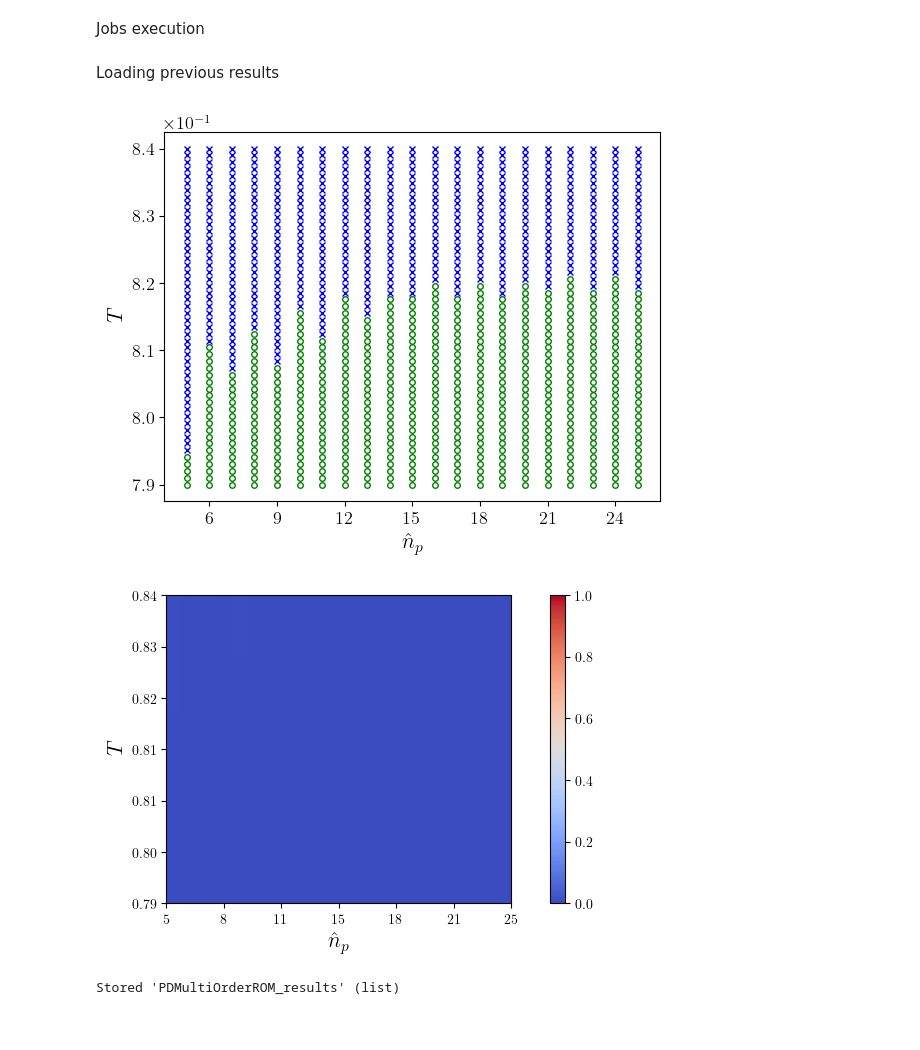
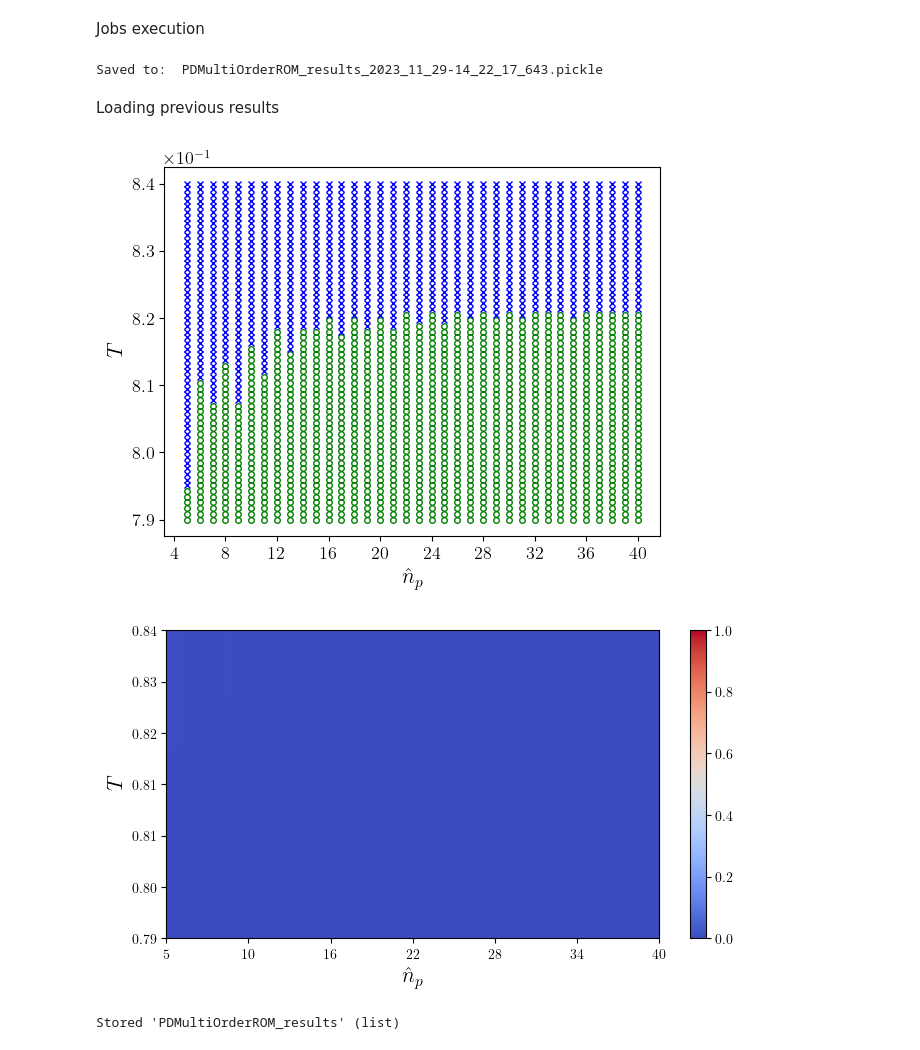
Before and after one commit to mavasbel/model_reduction, a Jupyter notebook: SDAMORMultiOrderPD.ipynb, the cells around one changed output. Saved outputs shown, nothing was run; the diff lists cells and outputs as text; code cells hidden in the pictures.

Commit message:
Updated plots matching paper

```diff
--- a/SDAMORMultiOrderPD.ipynb
+++ b/SDAMORMultiOrderPD.ipynb
@@ -176,12 +185,12 @@ def PDMultiOrderROM_func(Tsam, reduction_order):
 # samplings_lims = [900.0e-3,920.0e-3]
 samplings_lims = [790.0e-3,840.0e-3]
 # samplings_steps = 5
-samplings_steps = 50
+samplings_steps = 60
 samplings = numpy.linspace(samplings_lims[0],samplings_lims[1],samplings_steps)
 
-reduction_order_lims = [5,25]
+reduction_order_lims = [5,40]
 # reduction_order_steps = 5
-reduction_order_steps = 50
+reduction_order_steps = 60
 reduction_order_steps = reduction_order_lims[1]-reduction_order_lims[0]+1
 reduction_orders = numpy.linspace(reduction_order_lims[0],reduction_order_lims[1],reduction_order_steps)
 # print(reduction_orders)
@@ -210,6 +219,9 @@ utcnow, micros = datetime.now().strftime('%Y_%m_%d-%H_%M_%S.%f').split('.')
 pickle_filename = "PDMultiOrderROM_results_{0}_{1}.pickle".format( utcnow, micros[:-3] )
 with open(pickle_filename, 'wb') as f:
     pickle.dump(PDMultiOrderROM_results, f)
+print("Saved to: ", pickle_filename)
+# %% [output]
+Saved to:  PDMultiOrderROM_results_2023_11_29-14_22_17_643.pickle
 # %% [markdown]
 Loading previous results
 # %%
@@ -249,7 +261,7 @@ plt.xlabel('$\\hat{n}_p$', fontsize=16)
 plt.savefig('reduction_vs_sampling.png', format='png')
 plt.show()
 # %% [output]
-[figure, old version]
+[figure, new version]
 # %%
 imax = max(PDMultiOrderROM_results, key=lambda x: x[0][0])[0][0] + 1
 jmax = max(PDMultiOrderROM_results, key=lambda x: x[0][1])[0][1] + 1
@@ -291,36 +303,36 @@ for k in range(len(PDMultiOrderROM_results)):
             + eps_u_y
     # print(eps_u_y_cl, "\t", Kp/Td, "\t", Tsam, "\t", (1-kappa_dv*hat_gamma_w_dv), "\t", (1-kappa_dv*gamma_w_dv))
 
     samp_Y[i,j] = Tsam
     reduction_X[i,j] = reduction_order
     eps_u_y_cl_Z[i,j] = eps_u_y_cl
 
 # plt.subplots(subplot_kw={"projection": "3d"})
 # surf = plt.gca().plot_surface(kp_td_X, samp_Y, eps_u_y_cl_Z, cmap=cm.coolwarm, linewidth=0, antialiased=False, vmin=-0, vmax=0.5)
 # plt.gca().view_init(elev=90, azim=-90)
 # plt.xlabel('$\\frac{K_p}{T_d}$', fontsize=16)
 # plt.ylabel('$T$', fontsize=16)
 # plt.ylabel('$T$', fontsize=16)
 # plt.gca().set_zlim(-0, 0.5)
 # plt.gcf().colorbar(surf, shrink=0.5, aspect=5)
 # plt.show()
 
 # eps_u_y_cl_Z = list(map(list, zip(*eps_u_y_cl_Z[::-1])))[::-1]
 eps_u_y_cl_Z = eps_u_y_cl_Z[::-1,:]
 # eps_u_y_cl_Z = eps_u_y_cl_Z[:,::-1]
-plt.subplots(figsize=(10,4))
-plt.imshow(eps_u_y_cl_Z, cmap=cm.coolwarm, vmin=-0, vmax=1.0, extent=[0, jmax, 0, imax], aspect=3.0/8.0)
+plt.subplots(figsize=(8,4))
+plt.imshow(eps_u_y_cl_Z, cmap=cm.coolwarm, vmin=-0, vmax=1.0, extent=[0, jmax, 0, imax], aspect=3/8)
 plt.gca().set_xticks(numpy.linspace(0,jmax,7))
 plt.gca().set_xticklabels(["${0:d}$".format(int(tick)) for tick in numpy.linspace(min(reduction_X[0,:]),max(reduction_X[0,:]),7)])
 plt.gca().set_yticks(numpy.linspace(0,imax,7))
 plt.gca().set_yticklabels(["${0:.2f}$".format(tick) for tick in numpy.linspace(min(samp_Y[:,0]),max(samp_Y[:,0]),7)])
 plt.colorbar()
 plt.xlabel('$\\hat{n}_p$', fontsize=16)
 plt.ylabel('$T$', fontsize=16)
 plt.savefig('performance_error_bound.png', format='png')
 plt.show()
 # %% [output]
-[figure, old version]
+[figure, new version]
 # %%
 %store -d PDMultiOrderROM_results
 %store PDMultiOrderROM_results
```
Also changed, not shown: parts of 2 cells of this notebook, 8 other files.
